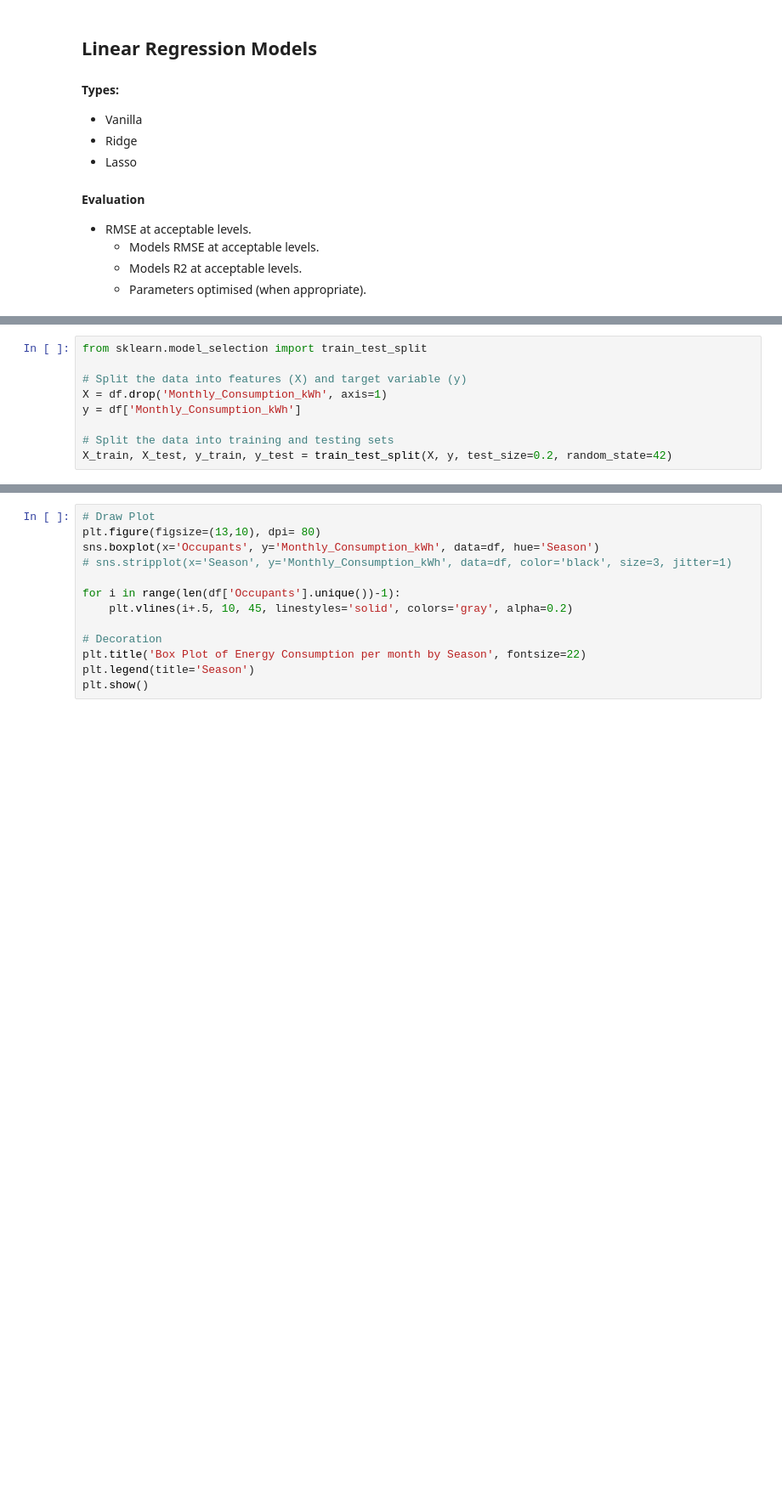
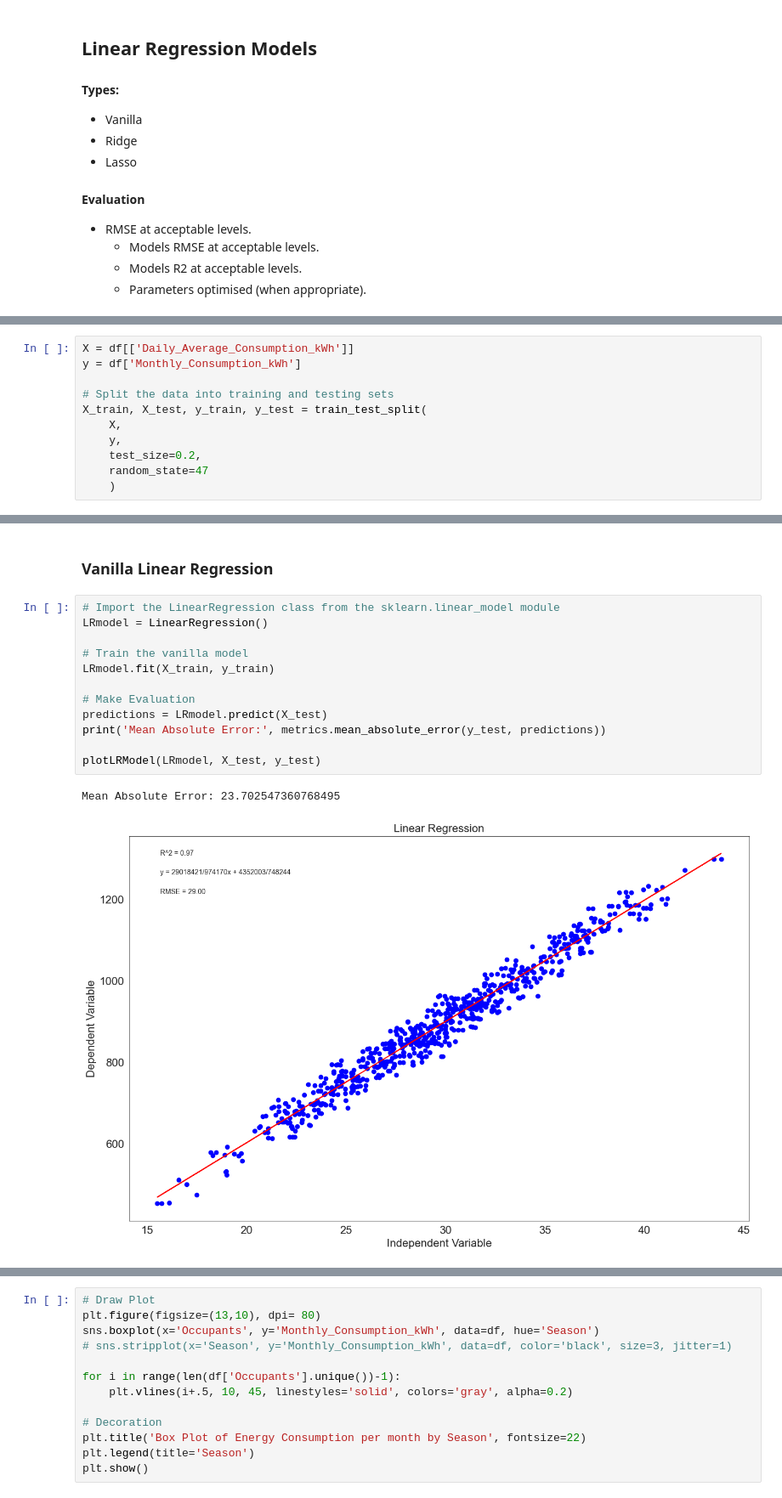
Before and after one commit to Darkri-X/CSC300_LinearRegression, a Jupyter notebook: LinearRegression.ipynb, the cells around one changed output, grey strips where cells are left out. Shown at 85% size. Drawn from its saved outputs; the diff is of its cells as text; blank space fills up the shorter version.

Commit message:
LR models are done need to Do a RMSE on all and the 'nice to haves'

```diff
--- a/LinearRegression.ipynb
+++ b/LinearRegression.ipynb
@@ -749,9 +763,11 @@ Previous size: (12843, 19)
 # %%
-from sklearn.model_selection import train_test_split
-
-# Split the data into features (X) and target variable (y)
-X = df.drop('Monthly_Consumption_kWh', axis=1)
+X = df[['Daily_Average_Consumption_kWh']]
 y = df['Monthly_Consumption_kWh']
 
 # Split the data into training and testing sets
-X_train, X_test, y_train, y_test = train_test_split(X, y, test_size=0.2, random_state=42)
+X_train, X_test, y_train, y_test = train_test_split(
+    X,
+    y,
+    test_size=0.2,
+    random_state=47
+    )
@@ -757,0 +810,17 @@ X_train, X_test, y_train, y_test = train_test_split(X, y, test_size=0.2, random_
+# %% [markdown]
+### Vanilla Linear Regression
+# %%
+# Import the LinearRegression class from the sklearn.linear_model module
+LRmodel = LinearRegression()
+
+# Train the vanilla model
+LRmodel.fit(X_train, y_train)
+
+# Make Evaluation
+predictions = LRmodel.predict(X_test)
+print('Mean Absolute Error:', metrics.mean_absolute_error(y_test, predictions))
+
+plotLRModel(LRmodel, X_test, y_test)
+# %% [output]
+Mean Absolute Error: 23.702547360768495
+[figure, added]
```
Also changed, not shown: parts of 7 cells of this notebook.
